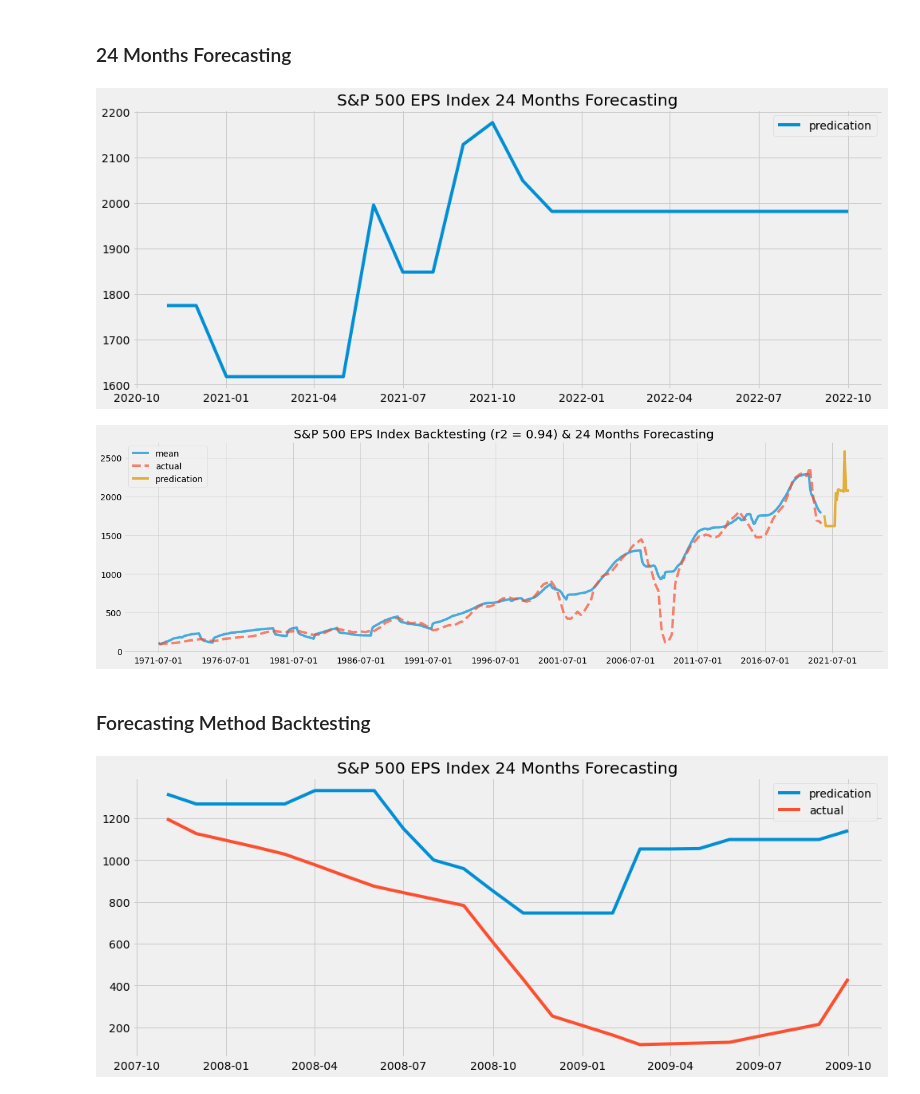
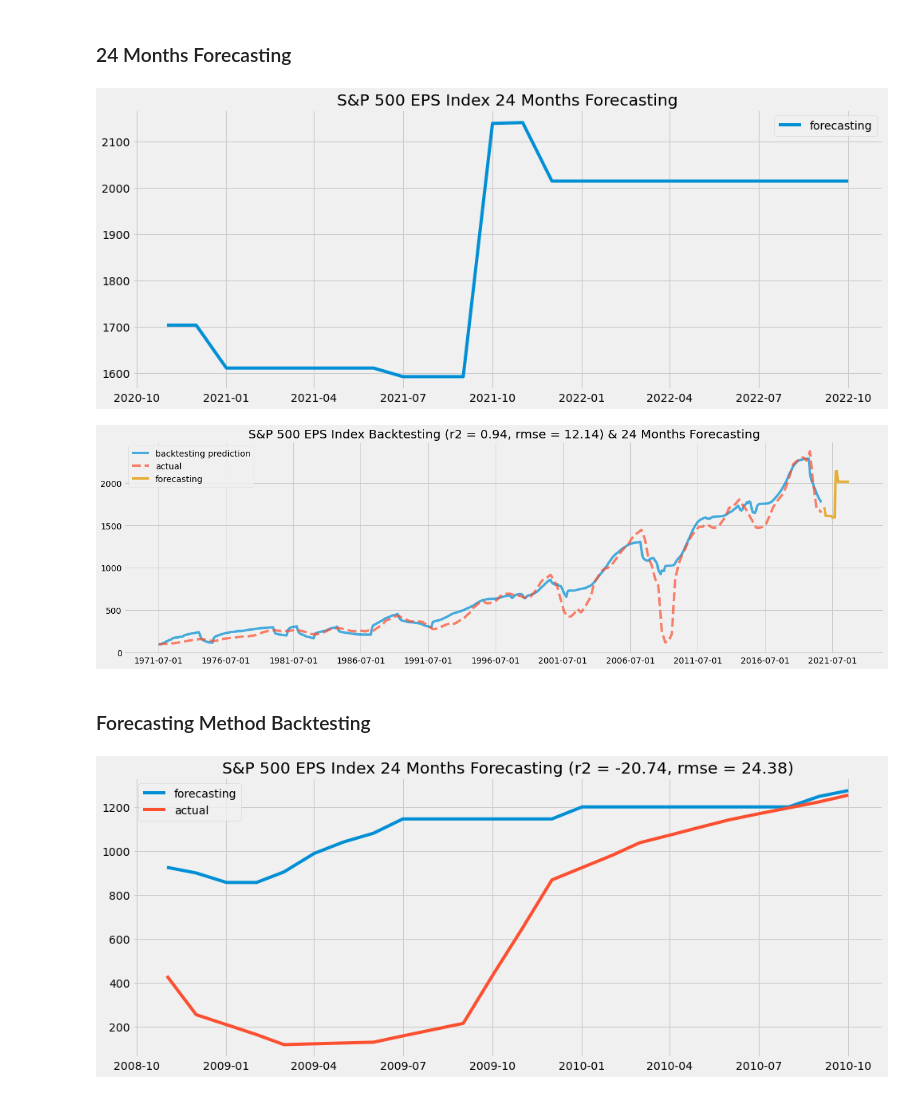
Before and after one commit to chenxd2/DSI-KPMG-Capstone, a Jupyter notebook: Ensemble_Backtesting.ipynb, the cells around one changed output. Cells and saved outputs as stored; diff of their text form; code cells hidden in the pictures.

Commit message:
add rmse and r2 to the graph

```diff
--- a/Ensemble_Backtesting.ipynb
+++ b/Ensemble_Backtesting.ipynb
@@ -144,7 +144,6 @@ def get_single_forecasting(last_month):
     cnn_future, cnn_actual = cnn_model.get_predict(last_month)
     lstm_future, lstm_actual = lstm_model.get_predict(last_month)
     rf_future, rf_actual = rf_model.get_predict(last_month)
-
     combined_df_future = pd.DataFrame({'SP500-EPS_CNN_Pred':cnn_future, 'SP500-EPS_LSTM_Pred':lstm_future, 'Period_RF_Pred':rf_future})
     result_future = [(combined_df_future.iloc[0]['SP500-EPS_LSTM_Pred'] + combined_df_future.iloc[0]['SP500-EPS_CNN_Pred'])/2]
 
@@ -167,22 +166,32 @@ def get_single_forecasting(last_month):
             else:
                 result_future.append(max(combined_df_future.iloc[index]['SP500-EPS_CNN_Pred'], combined_df_future.iloc[index]['SP500-EPS_LSTM_Pred']))
 
+
+
     plt_date_start = np.array(last_month,dtype=np.datetime64) + 1
     plt_date_end = np.array(last_month,dtype=np.datetime64) + 25
     d = np.arange (plt_date_start, plt_date_end, np.timedelta64 (1,'M'), dtype='datetime64')
     d = d.astype('datetime64[D]')
     plt.style.use('fivethirtyeight')
     plt.figure(figsize=(15, 6))
-    plt.plot(d, result_future, label='predication')
+    plt.plot(d, result_future, label='forecasting')
+
+    title = 'S&P 500 EPS Index 24 Months Forecasting'
+    if len(cnn_actual) > 0:
+        plt.plot(d, cnn_actual, label='actual')
+        rmse = np.sqrt(mean_squared_error(result_future, cnn_actual, squared=False))
+        r2 = r2_score(result_future, cnn_actual)
+        title = 'S&P 500 EPS Index 24 Months Forecasting (r2 = ' +  str(np.round(r2,2)) + ', rmse = ' + str(np.round(rmse,2)) + ')'
+
     plt.legend()
-    plt.title('S&P 500 EPS Index 24 Months Forecasting')
+    plt.title(title)
     plt.show()
 
     return result_future
 # %%
 result_future = get_single_forecasting('2020-10')
 # %% [output]
-[figure, old version]
+[figure, new version]
 # %%
 d = np.arange ('1971-07', '2020-10', np.timedelta64 (1,'M'), dtype='datetime64')
 d = d.astype('datetime64[D]')
@@ -191,25 +200,25 @@ d_future = np.arange ('2020-11', '2022-11', np.timedelta64 (1,'M'), dtype='datet
 d_future = d_future.astype('datetime64[D]')
 
 r_square_ori = r2_score(mean, actual)
-
-s = 'S&P 500 EPS Index Backtesting' + ' (r2 = ' + str(np.round(r_square_ori,2)) + ')' + ' & 24 Months Forecasting'
+rms = np.sqrt(mean_squared_error(mean, actual, squared=False))
+s = 'S&P 500 EPS Index Backtesting' + ' (r2 = ' + str(np.round(r_square_ori,2)) + ', rmse = ' + str(np.round(rms,2)) + ')' + ' & 24 Months Forecasting'
 
 plt.figure(figsize=(20, 6))
-plt.plot(d, mean, label='mean', alpha=0.7)
+plt.plot(d, mean, label='backtesting prediction', alpha=0.7)
 plt.plot(d, actual, label='actual', alpha = 0.7, linestyle='dashed')
-plt.plot(d_future, result_future, label='predication')
+plt.plot(d_future, result_future, label='forecasting')
 plt.xticks(np.arange ('1971-07', '2022-11', np.timedelta64 (60,'M'), dtype='datetime64'))
 plt.title(s)
 plt.legend(loc = 0)
 plt.show()
 # %% [output]
-[figure, old version]
+[figure, new version]
 # %% [markdown]
 ### Forecasting Method Backtesting
 # %%
-bt_result1 = get_single_forecasting('2007-10')
+bt_result1 = get_single_forecasting('2008-10')
 # %% [output]
-[figure, old version]
+[figure, new version]
 # %%
 bt_result1 = get_single_forecasting('2003-10')
 # %% [output]
```
Also changed, not shown: parts of 4 cells of this notebook.
